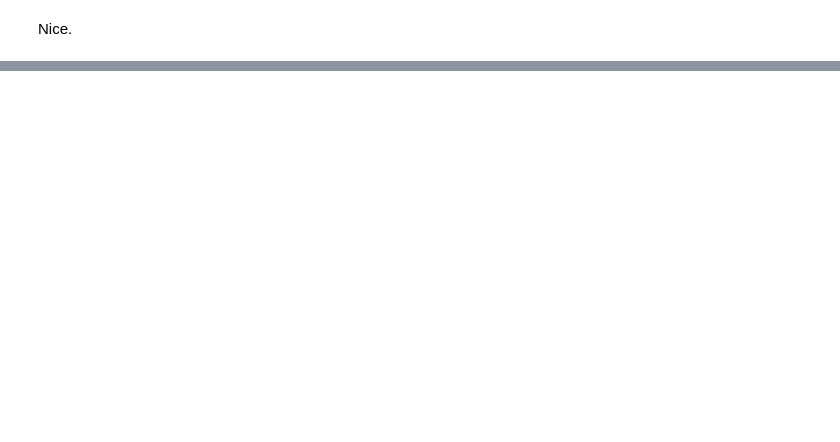
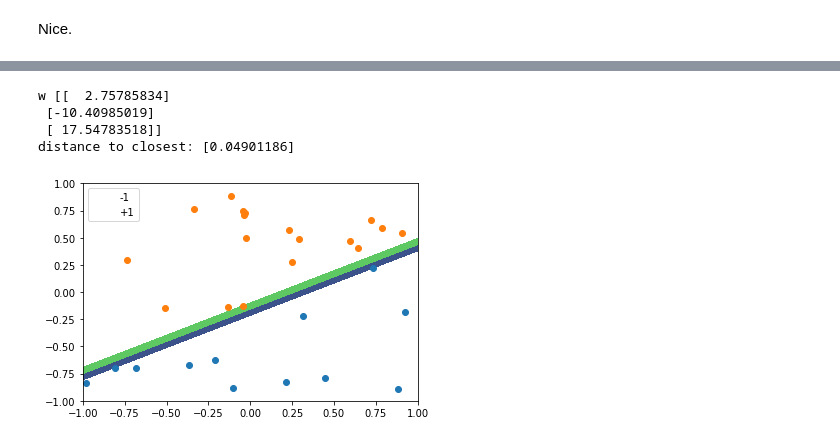
Before and after one commit to roessland/learning-from-data, a Jupyter notebook: homework-7/LFD-LW7.ipynb, the cells around one changed output, grey strips where cells are left out. Drawn from its saved outputs; the diff is of its cells as text; code cells hidden in the pictures; blank space fills up the shorter version.

```diff
--- a/homework-7/LFD-LW7.ipynb
+++ b/homework-7/LFD-LW7.ipynb
@@ -479,0 +478,28 @@ Nice.
+# %%
+f = random_target_function()
+N = 30
+X = 2*np.random.rand(N, 3) - 1
+X[:,0] = 1
+y = f(X)
+
+P = np.eye(3)
+P[0,0] = 0
+
+G = -y[:,np.newaxis] * X
+
+h = -np.ones((N, 1))
+
+q = np.zeros((3, 1))
+
+# Solve quadratic programming with cvxopt
+P_cvx = cvxopt.matrix(P)
+q_cvx = cvxopt.matrix(q)
+G_cvx = cvxopt.matrix(G)
+h_cvx = cvxopt.matrix(h)
+qp_sol = qp(P_cvx, q_cvx, G_cvx, h_cvx)
+print(qp_sol)
+w = np.array(qp_sol["x"])
+print(w)
+
+def g(X):
+    return np.sign(w.dot(X))
@@ -479,0 +523,23 @@ Nice.
+# %%
+print("w", w)
+print("distance to closest:", 1/np.sqrt(w[1]*w[1] + w[2]*w[2]))
+
+Nplot = 50
+xx = np.linspace(-1, 1, Nplot)
+yy = xx
+XX, YY = np.meshgrid(xx, yy)
+Xplot = np.zeros((Nplot**2, 3))
+Xplot[:,0] = 1
+Xplot[:,1] = XX.reshape(-1)
+Xplot[:,2] = YY.reshape(-1)
+yplot = Xplot @ w
+ZZ = yplot.reshape(XX.shape)
+plt.contourf(XX, YY, ZZ, [-1, 0, 1])
+plot_points(X, y)
+plt.show()
+# %% [output]
+w [[  2.75785834]
+ [-10.40985019]
+ [ 17.54783518]]
+distance to closest: [0.04901186]
+[figure, added]
```
Also changed, not shown: parts of 18 cells of this notebook.
